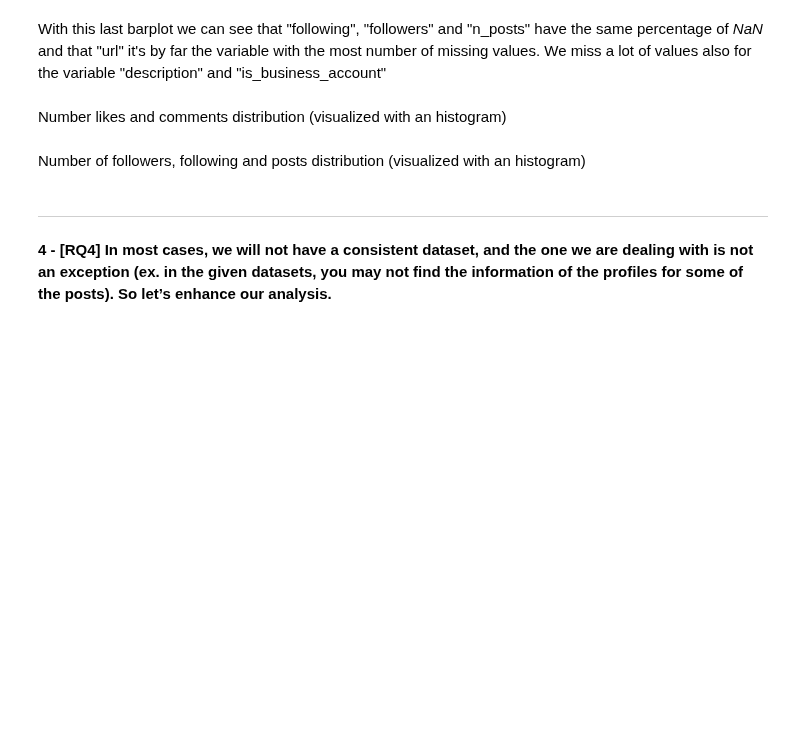
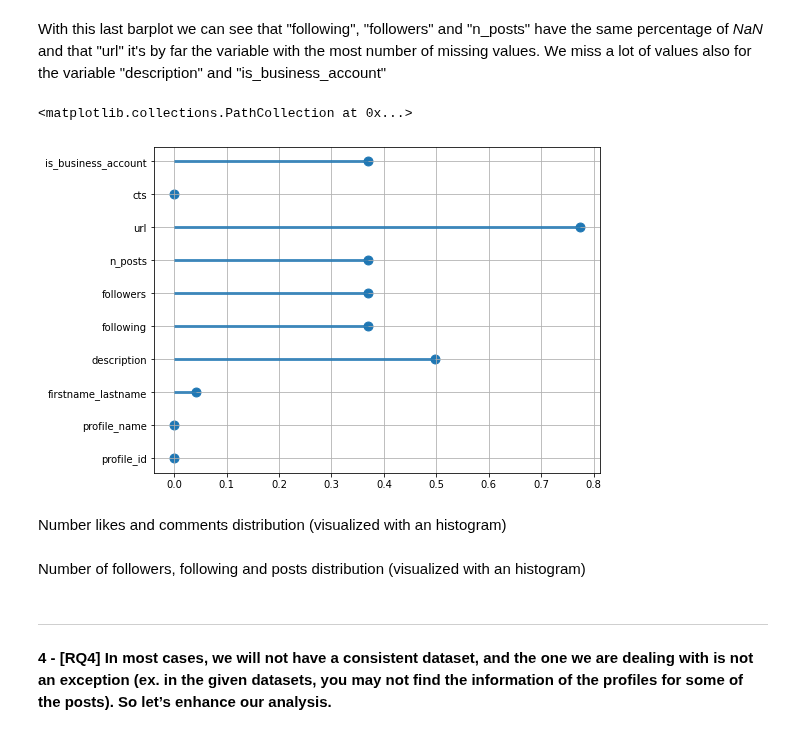
Before and after one commit to Prot10/ADM_HW_2, a Jupyter notebook: adm-andrea.ipynb, the cells around one changed output. Drawn from its saved outputs; the diff is of its cells as text; code cells hidden in the pictures; blank space fills up the shorter version.

```diff
--- a/adm-andrea.ipynb
+++ b/adm-andrea.ipynb
@@ -384,5 +385,16 @@ plt.grid()
 # %% [markdown]
 With this last barplot we can see that "following", "followers" and "n_posts" have the same percentage of _NaN_ and that "url" it's by far the variable with the most number of missing values. We miss a lot of values also for the variable "description" and "is_business_account"
+# %%
+# https://aakashkh.github.io/python/visualisation/2019/08/23/Plotting-Seaborn-Heatmap-Lollipop.html
+values = np.array(profiles.df.isna().sum())/len(profiles.df)
+my_range =range(0,len(values))
+names = profiles.df.columns.values.tolist()
+plt.grid()
+plt.hlines(y=names, xmin=0, xmax=values, linewidth=3, alpha=0.8)
+plt.scatter(valori, my_range, s=80, alpha=1)
+# %% [output]
+<matplotlib.collections.PathCollection at 0x...>
+[figure, added]
 # %% [markdown]
 Number likes and comments distribution (visualized with an histogram)
 # %% [markdown]
```
Also changed, not shown: parts of 26 cells of this notebook.
